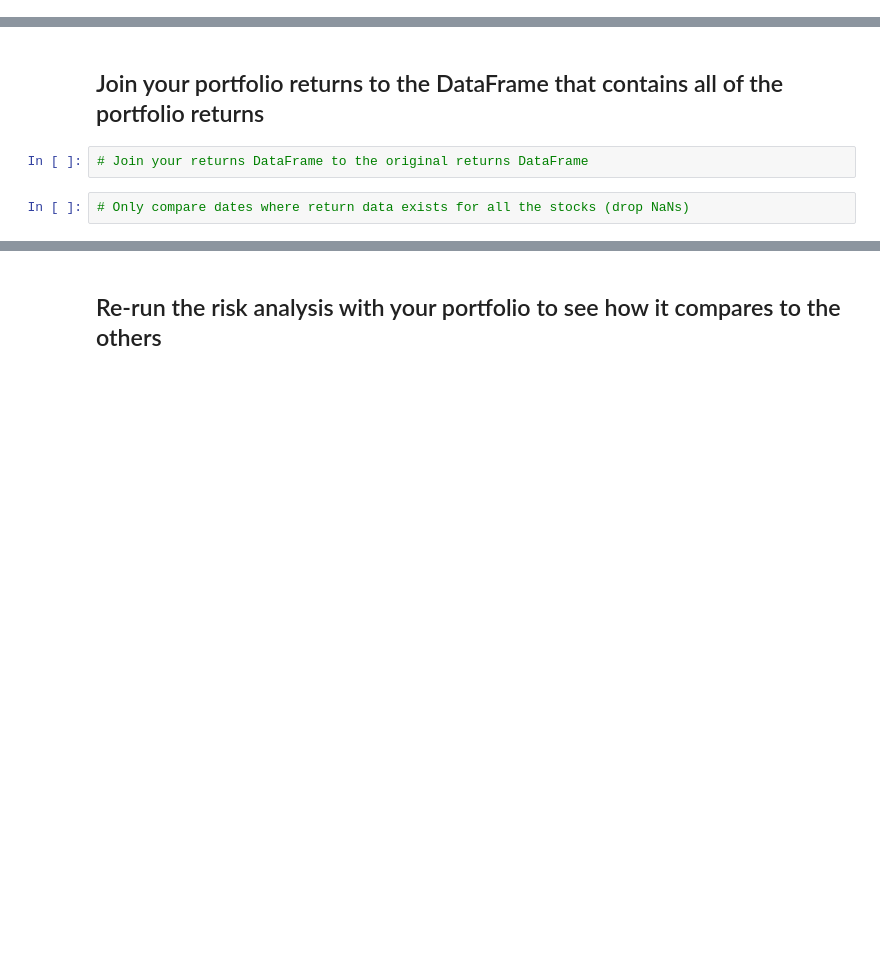
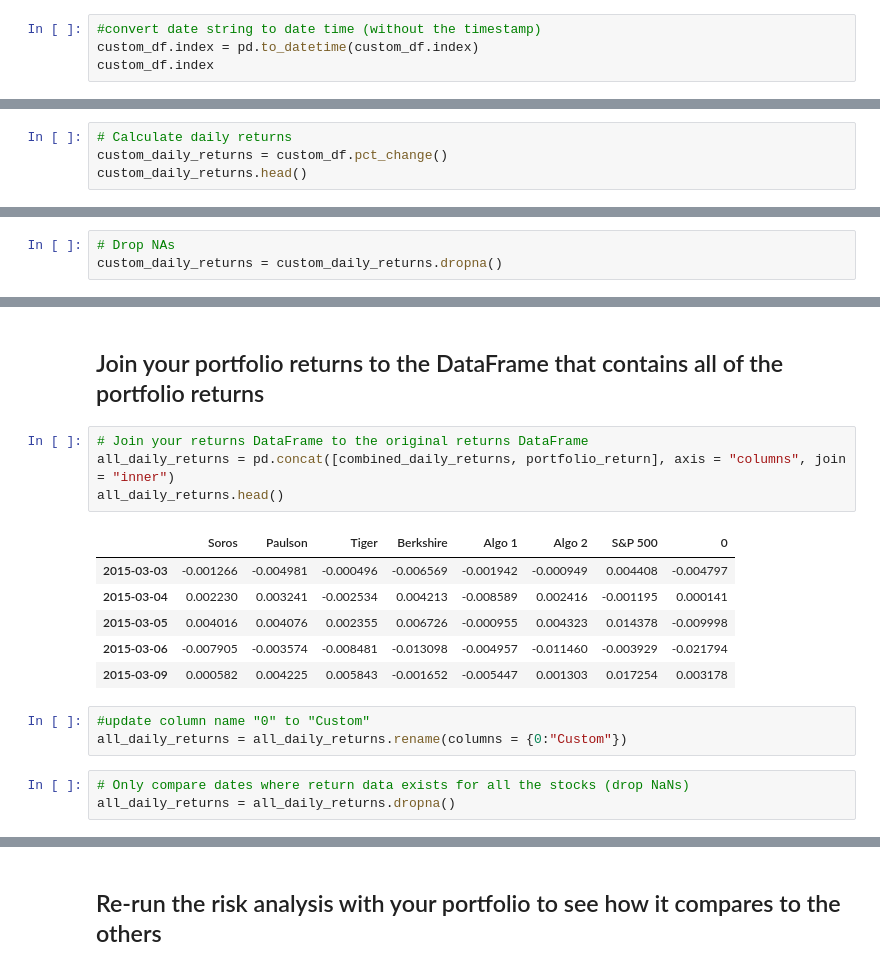
Before and after one commit to twigikit/pandas-homework, a Jupyter notebook: whale_analysis.ipynb, the cells around one changed output, grey strips where cells are left out. Cells and saved outputs as stored; diff of their text form; blank space fills up the shorter version.

```diff
--- a/whale_analysis.ipynb
+++ b/whale_analysis.ipynb
@@ -578,0 +627,4 @@ In this section, you will build your own portfolio of stocks, calculate the retu
+# %%
+#convert date string to date time (without the timestamp)
+custom_df.index = pd.to_datetime(custom_df.index)
+custom_df.index
@@ -578,0 +640,4 @@ In this section, you will build your own portfolio of stocks, calculate the retu
+# %%
+# Calculate daily returns
+custom_daily_returns = custom_df.pct_change()
+custom_daily_returns.head()
@@ -579 +651,4 @@ In this section, you will build your own portfolio of stocks, calculate the retu
+# %%
+# Drop NAs
+custom_daily_returns = custom_daily_returns.dropna()
 # %%
@@ -595,5 +683,18 @@ weights = [1/3, 1/3, 1/3]
 ## Join your portfolio returns to the DataFrame that contains all of the portfolio returns
 # %%
 # Join your returns DataFrame to the original returns DataFrame
+all_daily_returns = pd.concat([combined_daily_returns, portfolio_return], axis = "columns", join = "inner")
+all_daily_returns.head()
+# %% [output]
+|  | Soros | Paulson | Tiger | Berkshire | Algo 1 | Algo 2 | S&P 500 | 0 |
+| 2015-03-03 | -0.001266 | -0.004981 | -0.000496 | -0.006569 | -0.001942 | -0.000949 | 0.004408 | -0.004797 |
+| 2015-03-04 | 0.002230 | 0.003241 | -0.002534 | 0.004213 | -0.008589 | 0.002416 | -0.001195 | 0.000141 |
+| 2015-03-05 | 0.004016 | 0.004076 | 0.002355 | 0.006726 | -0.000955 | 0.004323 | 0.014378 | -0.009998 |
+| 2015-03-06 | -0.007905 | -0.003574 | -0.008481 | -0.013098 | -0.004957 | -0.011460 | -0.003929 | -0.021794 |
+| 2015-03-09 | 0.000582 | 0.004225 | 0.005843 | -0.001652 | -0.005447 | 0.001303 | 0.017254 | 0.003178 |
+# %%
+#update column name "0" to "Custom"
+all_daily_returns = all_daily_returns.rename(columns = {0:"Custom"})
 # %%
 # Only compare dates where return data exists for all the stocks (drop NaNs)
+all_daily_returns = all_daily_returns.dropna()
```
Also changed, not shown: parts of 21 cells of this notebook.
